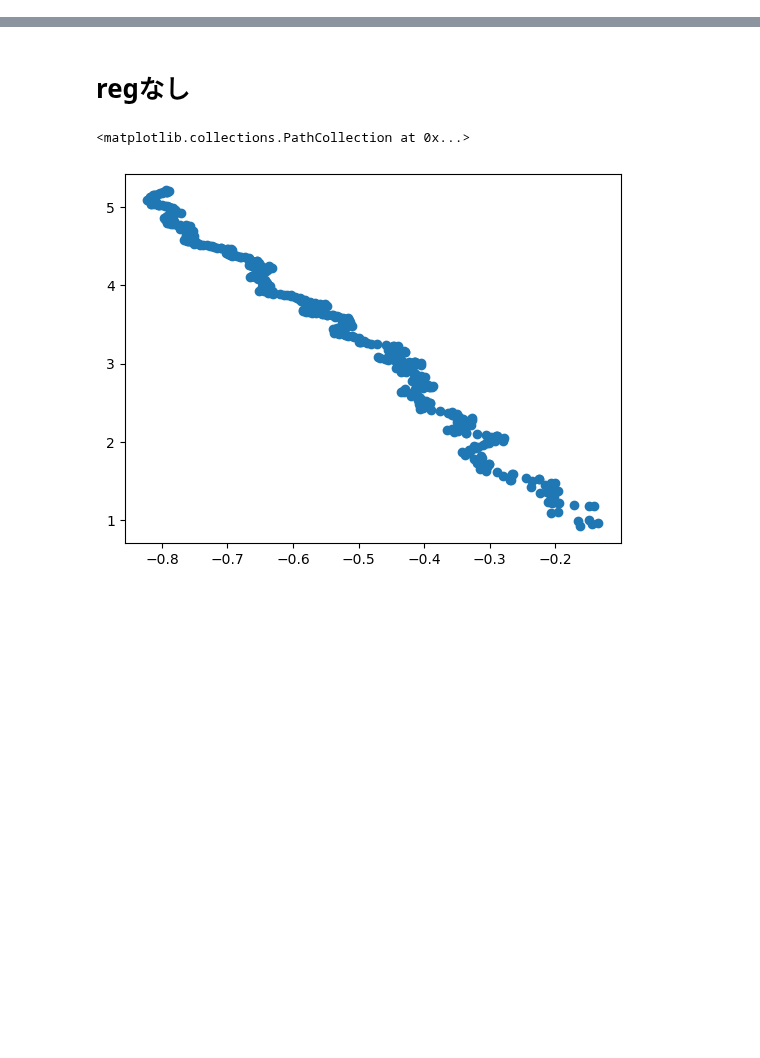
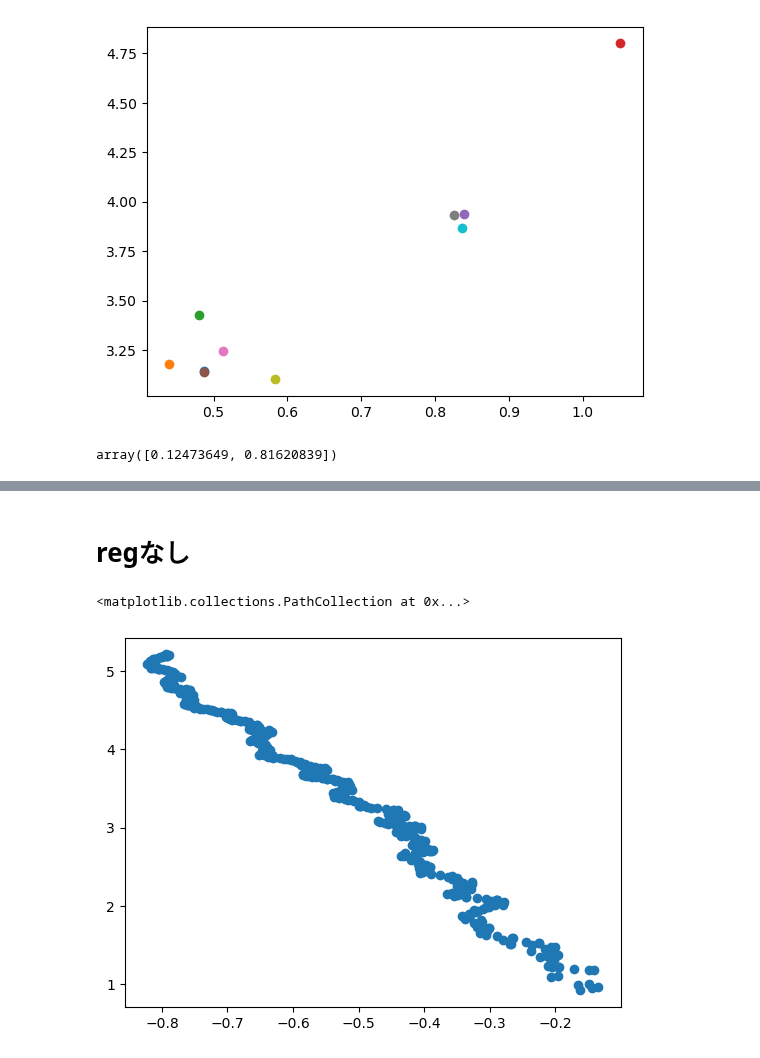
Before and after one commit to monarsan/robust-GAN, a Jupyter notebook: work/suto.ipynb, the cells around one changed output, grey strips where cells are left out. Drawn from its saved outputs; the diff is of its cells as text; code cells hidden in the pictures; blank space fills up the shorter version.

```diff
--- a/work/suto.ipynb
+++ b/work/suto.ipynb
@@ -81,0 +112,17 @@ plt.scatter(x,y, color ="m")
+# %%
+# n = 600
+npres = np.array(res)
+for i in range(npres.shape[0]):
+    plt.scatter(npres[i][-1][0], npres[i][-1][1])
+plt.savefig("experiment/n=600.png")
+# %% [output]
+[figure, added]
+# %%
+npres = np.array(res)[0]
+half = int(mm_iter/2)
+x = npres[:, 0][:half]; y=npres[:,1][:half]
+plt.scatter(x,y)
+x = npres[:, 0][half:]; y=npres[:,1][half:]
+plt.scatter(x,y, color ="m")
+# %% [output]
+array([0.12473649, 0.81620839])
```
Also changed, not shown: parts of 8 cells of this notebook.
